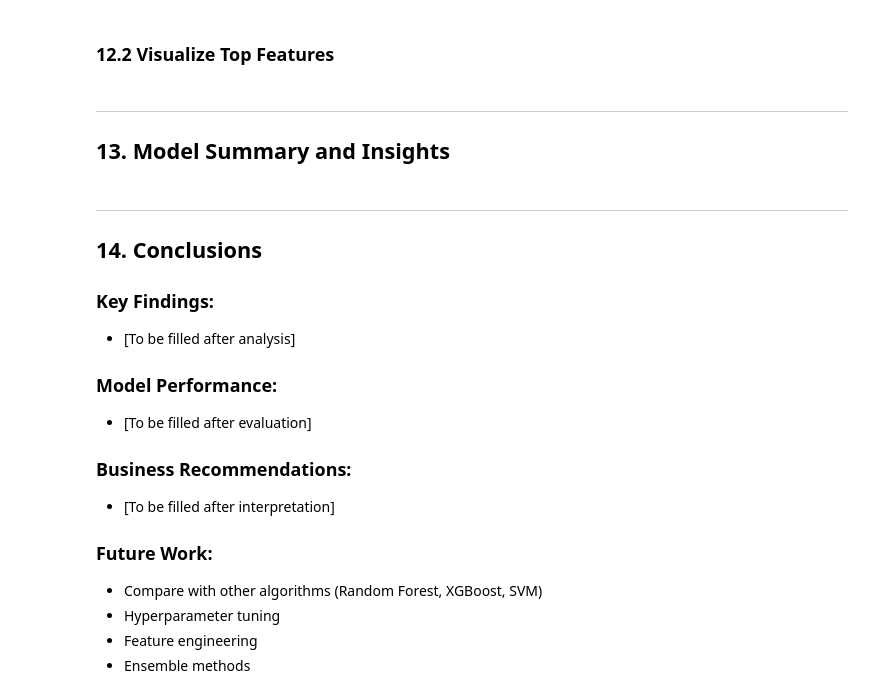
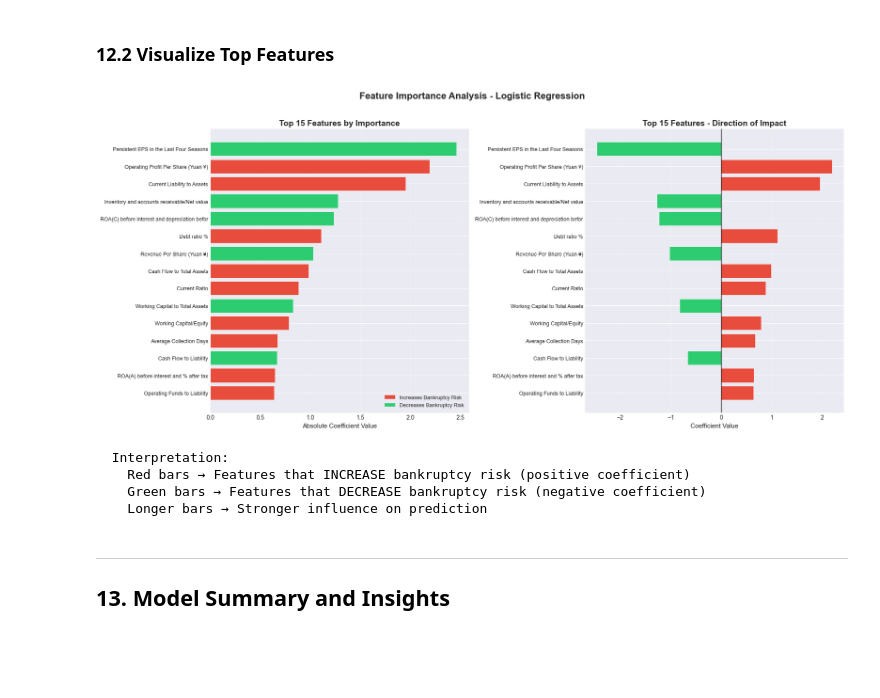
Before and after one commit to Yerrithathachoppa/Taiwanese-Bankruptcy-Prediction-using-Logistic-Regression, a Jupyter notebook: notebooks/Taiwanese_Bankruptcy_Prediction.ipynb, the cells around one changed output. Drawn from its saved outputs; the diff is of its cells as text; code cells hidden in the pictures; blank space fills up the shorter version.

```diff
--- a/notebooks/Taiwanese_Bankruptcy_Prediction.ipynb
+++ b/notebooks/Taiwanese_Bankruptcy_Prediction.ipynb
@@ -468,23 +838,55 @@ y_pred_proba = model.predict_proba(X_test_scaled)
 # %% [markdown]
 ### 12.2 Visualize Top Features
+# %%
+fig, axes = plt.subplots(1, 2, figsize=(18, 8))
+
+top_n = 15
+
+# --- Plot 1: Top Features by Absolute Coefficient ---
+top_features = feature_importance.head(top_n).copy()
+colors = ['#e74c3c' if c > 0 else '#2ecc71' for c in top_features['Coefficient']]
+
+axes[0].barh(range(top_n), top_features['Abs_Coefficient'].values, color=colors, edgecolor='white', linewidth=0.5)
+axes[0].set_yticks(range(top_n))
+axes[0].set_yticklabels([f.strip()[:45] for f in top_features['Feature'].values], fontsize=9)
+axes[0].set_xlabel('Absolute Coefficient Value', fontsize=11)
+axes[0].set_title('Top 15 Features by Importance', fontsize=14, fontweight='bold')
+axes[0].invert_yaxis()
+axes[0].grid(axis='x', alpha=0.3)
+
+# Add legend
+from matplotlib.patches import Patch
+legend_elements = [Patch(facecolor='#e74c3c', label='Increases Bankruptcy Risk'),
+                   Patch(facecolor='#2ecc71', label='Decreases Bankruptcy Risk')]
+axes[0].legend(handles=legend_elements, loc='lower right', fontsize=9)
+
+# --- Plot 2: Top Features with Direction (positive/negative) ---
+top_by_coef = feature_importance.head(top_n).copy()
+colors_dir = ['#e74c3c' if c > 0 else '#2ecc71' for c in top_by_coef['Coefficient']]
+
+axes[1].barh(range(top_n), top_by_coef['Coefficient'].values, color=colors_dir, edgecolor='white', linewidth=0.5)
+axes[1].set_yticks(range(top_n))
+axes[1].set_yticklabels([f.strip()[:45] for f in top_by_coef['Feature'].values], fontsize=9)
+axes[1].set_xlabel('Coefficient Value', fontsize=11)
+axes[1].set_title('Top 15 Features - Direction of Impact', fontsize=14, fontweight='bold')
+axes[1].invert_yaxis()
+axes[1].axvline(x=0, color='black', linewidth=1, linestyle='-')
+axes[1].grid(axis='x', alpha=0.3)
+
+plt.suptitle('Feature Importance Analysis - Logistic Regression', fontsize=16, fontweight='bold', y=1.02)
+plt.tight_layout()
+plt.show()
+
+print("\n  Interpretation:")
+print("    Red bars → Features that INCREASE bankruptcy risk (positive coefficient)")
+print("    Green bars → Features that DECREASE bankruptcy risk (negative coefficient)")
+print("    Longer bars → Stronger influence on prediction")
+# %% [output]
+[figure, added]
+  Interpretation:
+    Red bars → Features that INCREASE bankruptcy risk (positive coefficient)
+    Green bars → Features that DECREASE bankruptcy risk (negative coefficient)
+    Longer bars → Stronger influence on prediction
 # %% [markdown]
 ---
 ## 13. Model Summary and Insights
-# %% [markdown]
----
-## 14. Conclusions
-
-### Key Findings:
-- [To be filled after analysis]
-
-### Model Performance:
-- [To be filled after evaluation]
-
-### Business Recommendations:
-- [To be filled after interpretation]
-
-### Future Work:
-- Compare with other algorithms (Random Forest, XGBoost, SVM)
-- Hyperparameter tuning
-- Feature engineering
-- Ensemble methods
```
Also changed, not shown: parts of 17 cells of this notebook.
